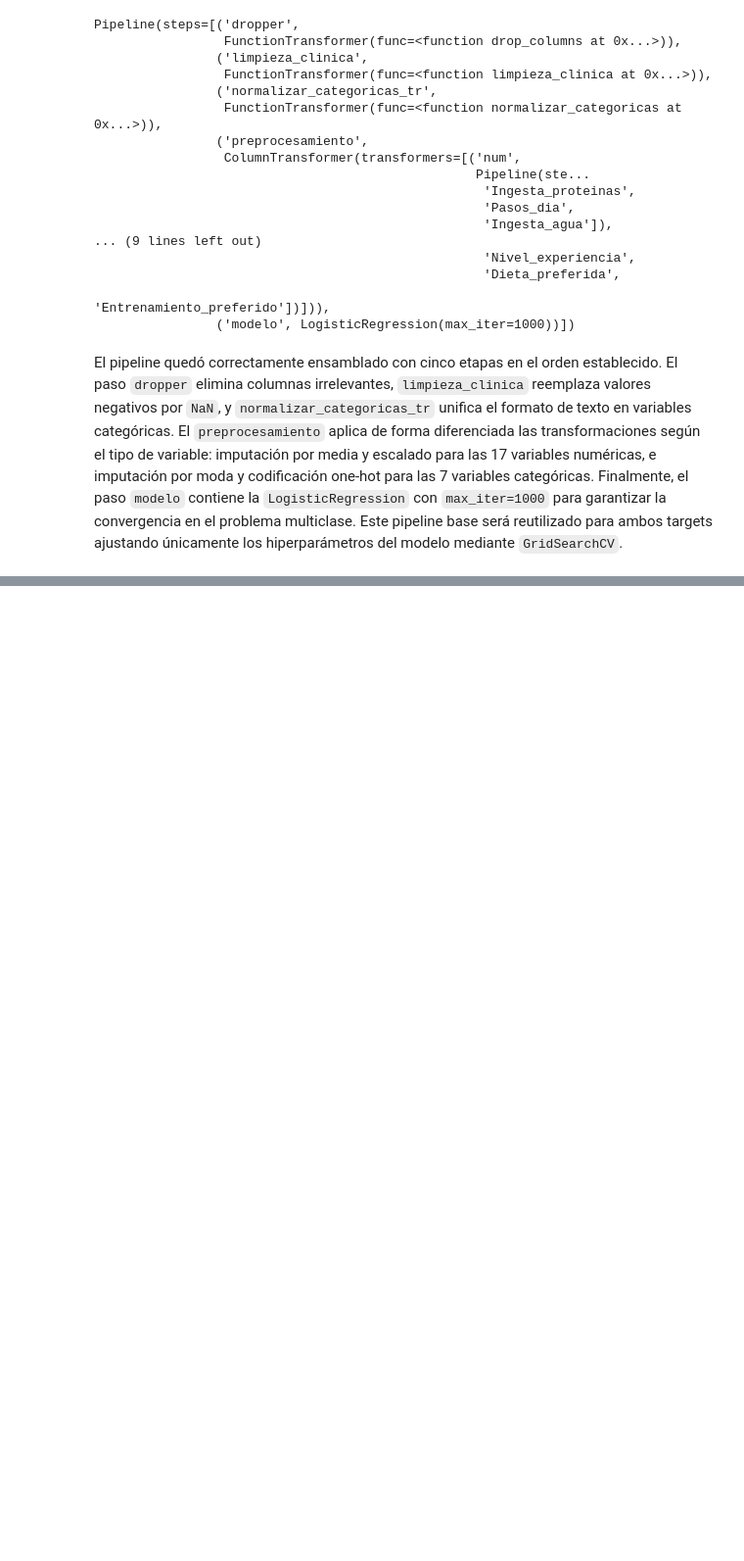
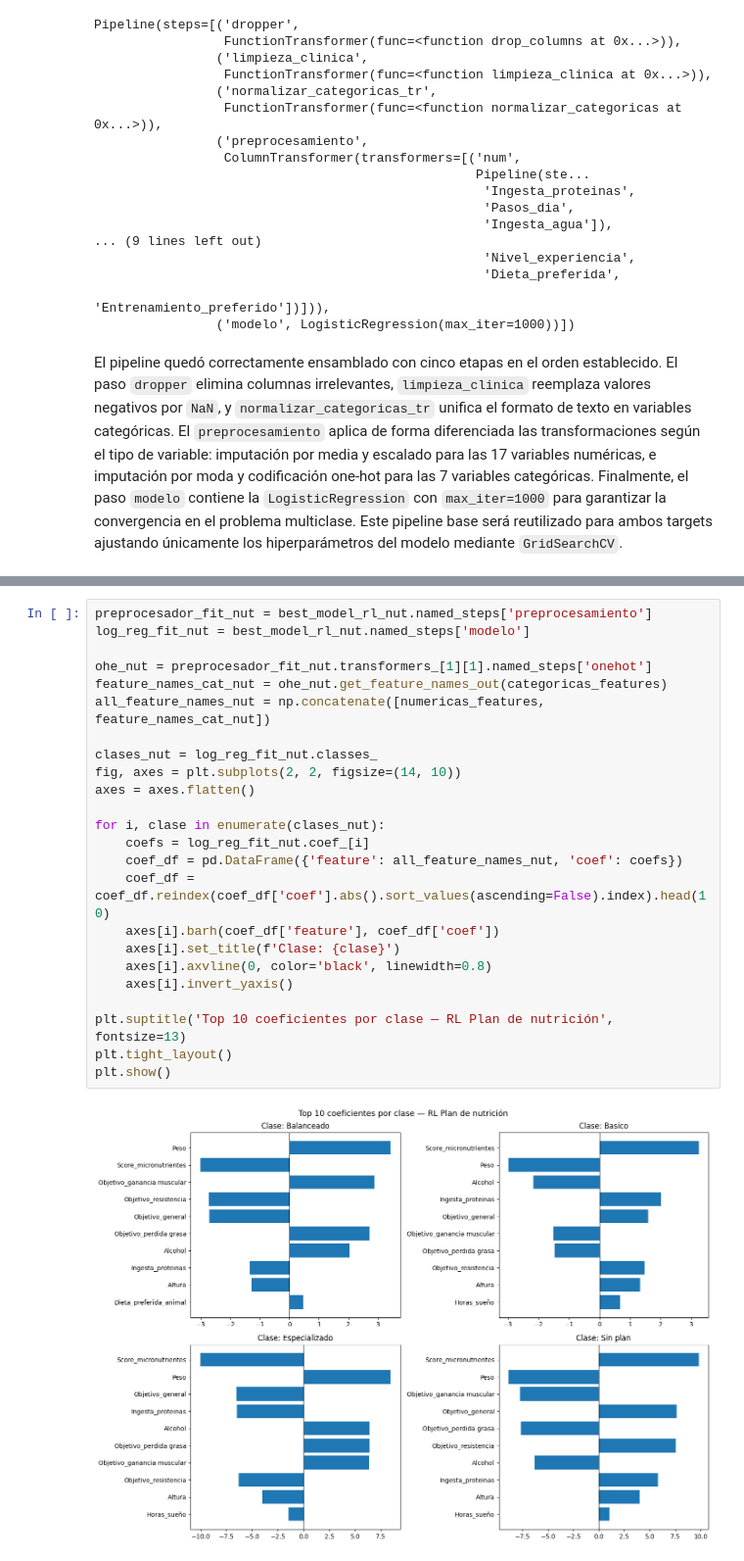
Before and after one commit to jcamilc17/Laboratorio_3-ML, a Jupyter notebook: Laboratorio3.ipynb, the cells around one changed output, grey strips where cells are left out. Shown at 98% size. Drawn from its saved outputs; the diff is of its cells as text; blank space fills up the shorter version.

```diff
--- a/Laboratorio3.ipynb
+++ b/Laboratorio3.ipynb
@@ -508,0 +591,26 @@ modelo_cargado = joblib.load("modelo_regresion_logistica.joblib")
+# %%
+preprocesador_fit_nut = best_model_rl_nut.named_steps['preprocesamiento']
+log_reg_fit_nut = best_model_rl_nut.named_steps['modelo']
+
+ohe_nut = preprocesador_fit_nut.transformers_[1][1].named_steps['onehot']
+feature_names_cat_nut = ohe_nut.get_feature_names_out(categoricas_features)
+all_feature_names_nut = np.concatenate([numericas_features, feature_names_cat_nut])
+
+clases_nut = log_reg_fit_nut.classes_
+fig, axes = plt.subplots(2, 2, figsize=(14, 10))
+axes = axes.flatten()
+
+for i, clase in enumerate(clases_nut):
+    coefs = log_reg_fit_nut.coef_[i]
+    coef_df = pd.DataFrame({'feature': all_feature_names_nut, 'coef': coefs})
+    coef_df = coef_df.reindex(coef_df['coef'].abs().sort_values(ascending=False).index).head(10)
+    axes[i].barh(coef_df['feature'], coef_df['coef'])
+    axes[i].set_title(f'Clase: {clase}')
+    axes[i].axvline(0, color='black', linewidth=0.8)
+    axes[i].invert_yaxis()
+
+plt.suptitle('Top 10 coeficientes por clase — RL Plan de nutrición', fontsize=13)
+plt.tight_layout()
+plt.show()
+# %% [output]
+[figure, added]
```
Also changed, not shown: parts of 108 cells of this notebook, 2 other files.
